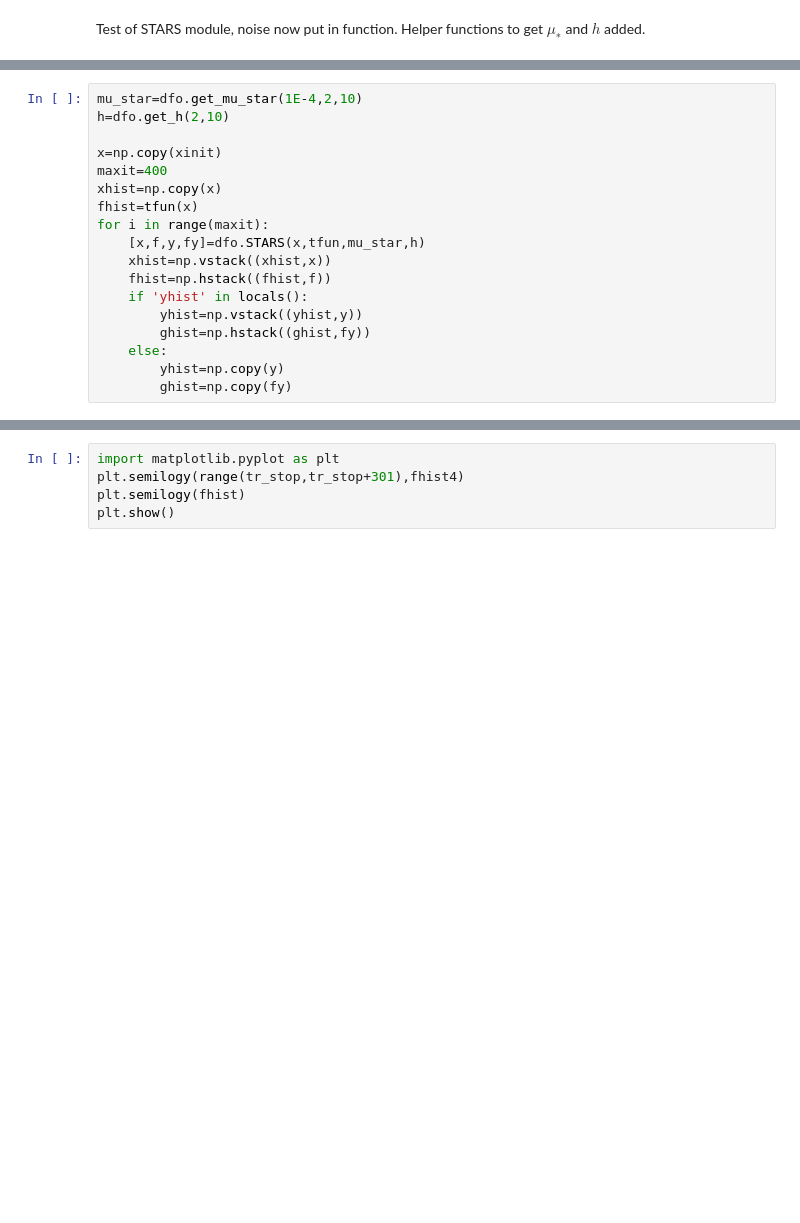
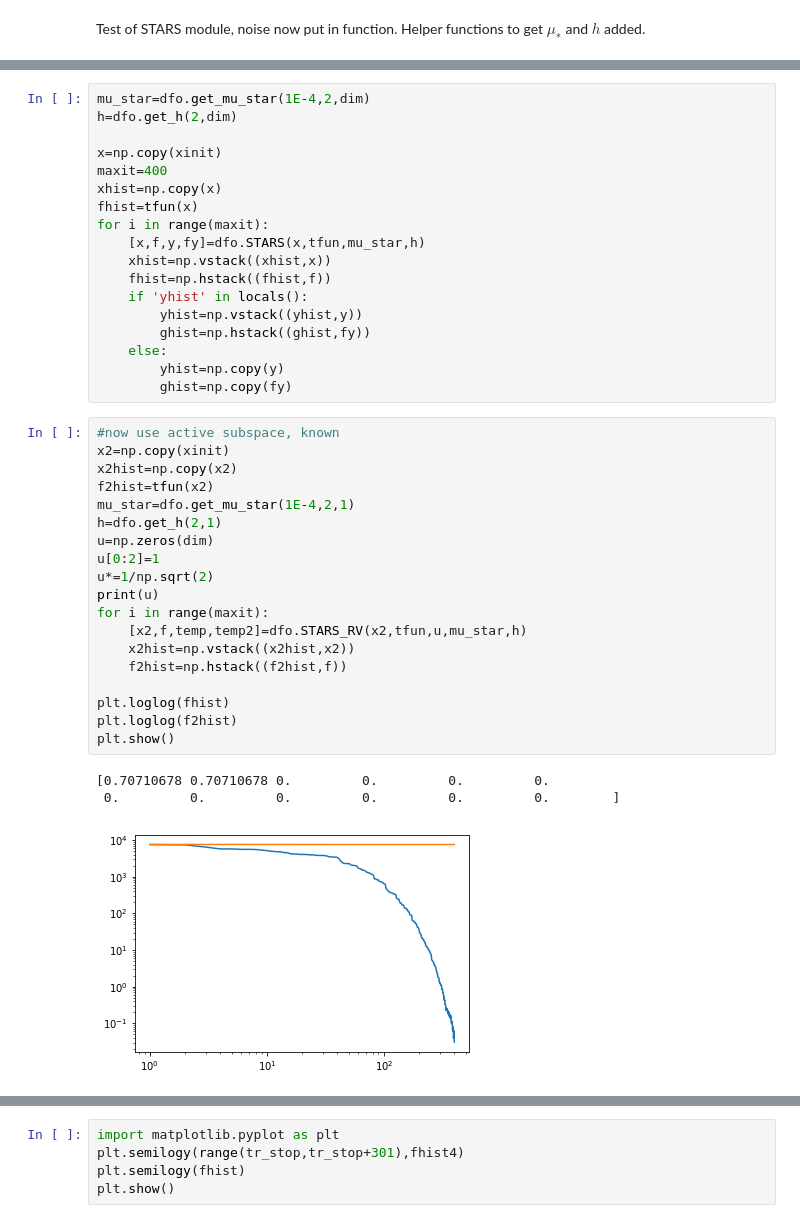
Before and after one commit to mathematicalmichael/personalresearch, a Jupyter notebook: Notebooks/simple_counter.ipynb, the cells around one changed output, grey strips where cells are left out. Drawn from its saved outputs; the diff is of its cells as text; blank space fills up the shorter version.

```diff
--- a/Notebooks/simple_counter.ipynb
+++ b/Notebooks/simple_counter.ipynb
@@ -19,6 +20,6 @@ print(tfun(xinit))
 # %%
-mu_star=dfo.get_mu_star(1E-4,2,10)
-h=dfo.get_h(2,10)
+mu_star=dfo.get_mu_star(1E-4,2,dim)
+h=dfo.get_h(2,dim)
 
 x=np.copy(xinit)
 maxit=400
@@ -34,3 +35,26 @@ for i in range(maxit):
     else:
         yhist=np.copy(y)
         ghist=np.copy(fy)
+# %%
+#now use active subspace, known
+x2=np.copy(xinit)
+x2hist=np.copy(x2)
+f2hist=tfun(x2)
+mu_star=dfo.get_mu_star(1E-4,2,1)
+h=dfo.get_h(2,1)
+u=np.zeros(dim)
+u[0:2]=1
+u*=1/np.sqrt(2)
+print(u)
+for i in range(maxit):
+    [x2,f,temp,temp2]=dfo.STARS_RV(x2,tfun,u,mu_star,h)
+    x2hist=np.vstack((x2hist,x2))
+    f2hist=np.hstack((f2hist,f))
+
+plt.loglog(fhist)
+plt.loglog(f2hist)
+plt.show()
+# %% [output]
+[0.70710678 0.70710678 0.         0.         0.         0.
+ 0.         0.         0.         0.         0.         0.        ]
+[figure, added]
```
Also changed, not shown: parts of 8 cells of this notebook.
